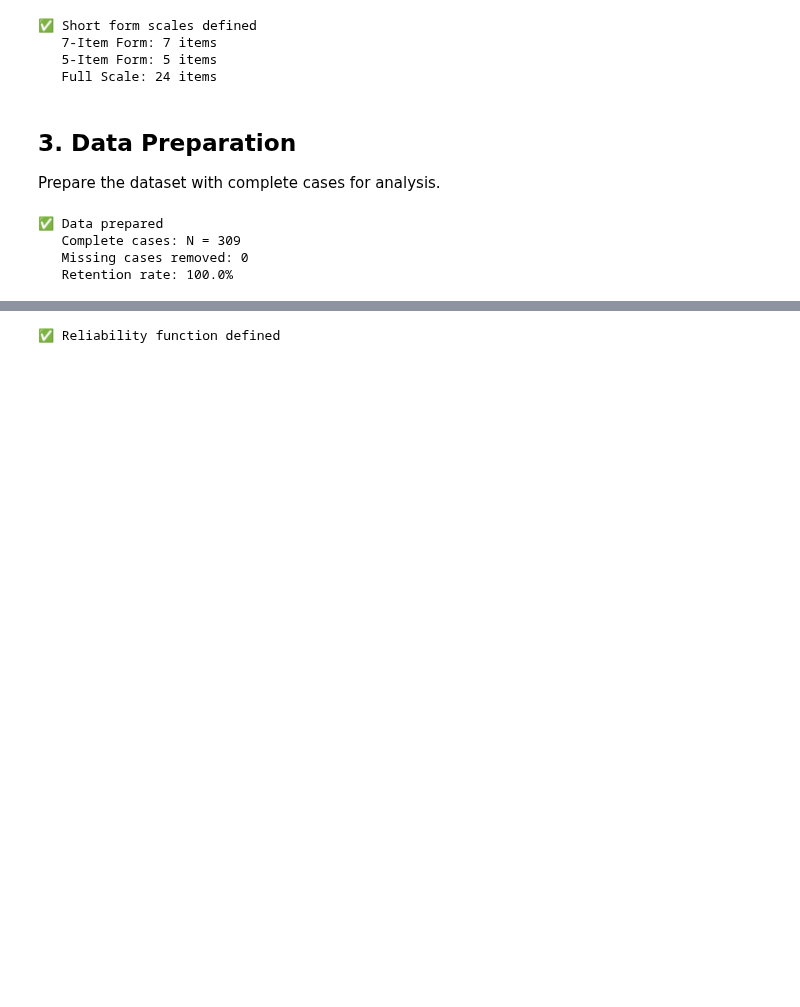
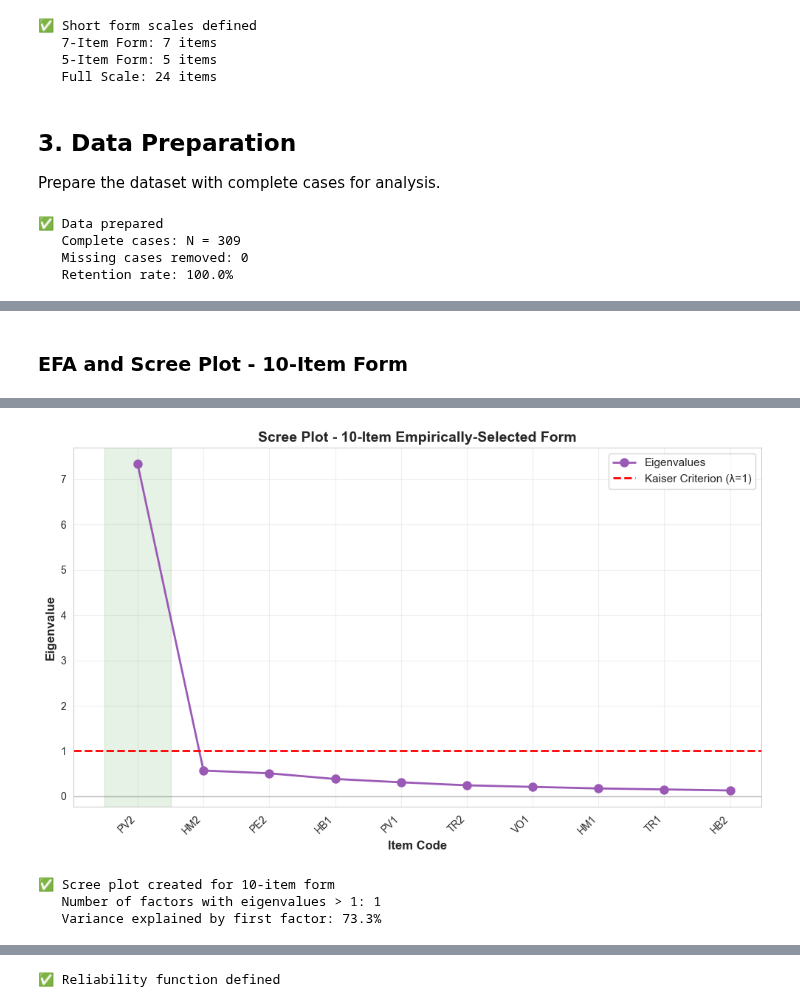
Before and after one commit to fabioc-aloha/AIRS_Data_Analysis, a Jupyter notebook: notebooks/AIRS_Short_Form_Validation.ipynb, the cells around one changed output, grey strips where cells are left out. Saved outputs shown, nothing was run; the diff lists cells and outputs as text; code cells hidden in the pictures; blank space fills up the shorter version.

```diff
--- a/notebooks/AIRS_Short_Form_Validation.ipynb
+++ b/notebooks/AIRS_Short_Form_Validation.ipynb
@@ -130,0 +705,76 @@ max         5.000    5.000    5.000     5.000
+# %% [markdown]
+### EFA and Scree Plot - 10-Item Form
+# %%
+# Perform EFA on 10-item form
+short_10_data = df_complete[short_form_10_items].copy()
+
+# Check factorability
+chi_square_value_10, p_value_10 = calculate_bartlett_sphericity(short_10_data)
+kmo_all_10, kmo_model_10 = calculate_kmo(short_10_data)
+
+print("=" * 80)
+print("FACTORABILITY TESTS - 10-ITEM EMPIRICALLY-SELECTED FORM")
+print("=" * 80)
+print(f"\nBartlett's Test of Sphericity:")
+print(f"  χ² = {chi_square_value_10:.2f}, p < .001")
+print(f"  → Items are sufficiently correlated for factor analysis")
+print(f"\nKaiser-Meyer-Olkin (KMO) Measure:")
+print(f"  KMO = {kmo_model_10:.3f}")
+if kmo_model_10 >= 0.90:
+    print(f"  → Marvelous sampling adequacy")
+elif kmo_model_10 >= 0.80:
+    print(f"  → Meritorious sampling adequacy")
+elif kmo_model_10 >= 0.70:
+    print(f"  → Middling sampling adequacy")
+elif kmo_model_10 >= 0.60:
+    print(f"  → Mediocre sampling adequacy")
+else:
+    print(f"  → Unacceptable sampling adequacy")
+
+# Perform factor analysis to get eigenvalues
+fa_10 = FactorAnalyzer(n_factors=len(short_form_10_items), rotation=None)
+fa_10.fit(short_10_data)
+
+# Get eigenvalues
+ev_10, v_10 = fa_10.get_eigenvalues()
+
+print(f"\nEigenvalues (10-Item Empirically-Selected Form):")
+for i, eigenvalue in enumerate(ev_10, 1):
+    print(f"  Factor {i}: {eigenvalue:.3f}")
+print(f"\n  Note: Items selected based on highest Factor 1 loadings from full scale")
+print("\n" + "=" * 80)
+
+# Create scree plot for 10-item form
+fig, ax = plt.subplots(figsize=(10, 6))
+
+# Plot eigenvalues
+ax.plot(range(1, len(ev_10) + 1), ev_10, 'o-', color='#9b59b6', linewidth=2, markersize=8, label='Eigenvalues')
+
+# Add Kaiser criterion line (eigenvalue = 1)
+ax.axhline(y=1, color='r', linestyle='--', linewidth=2, label='Kaiser Criterion (λ=1)')
+
+# Add parallel analysis line (if applicable)
+ax.axhline(y=0, color='gray', linestyle='-', linewidth=1, alpha=0.5)
+
+# Styling
+ax.set_xlabel('Item Code', fontsize=12, fontweight='bold')
+ax.set_ylabel('Eigenvalue', fontsize=12, fontweight='bold')
+ax.set_title('Scree Plot - 10-Item Empirically-Selected Form', fontsize=14, fontweight='bold')
+ax.grid(True, alpha=0.3)
+ax.legend(fontsize=11)
+ax.set_xticks(range(1, len(ev_10) + 1))
+ax.set_xticklabels(short_form_10_items, rotation=45, ha='right')
+
+# Highlight factors with eigenvalues > 1
+factors_above_1_10 = sum(ev_10 > 1)
+if factors_above_1_10 > 0:
+    ax.axvspan(0.5, factors_above_1_10 + 0.5, alpha=0.1, color='green')
+
+plt.tight_layout()
+plt.savefig('../results/plots/scree_plot_10_item.png', dpi=300, bbox_inches='tight')
+plt.show()
+
+print(f"✅ Scree plot created for 10-item form")
+print(f"   Number of factors with eigenvalues > 1: {factors_above_1_10}")
+print(f"   Variance explained by first factor: {(ev_10[0] / len(ev_10)) * 100:.1f}%")
+# %% [output]
@@ -130,0 +798,4 @@ max         5.000    5.000    5.000     5.000
+[figure, added]
+✅ Scree plot created for 10-item form
+   Number of factors with eigenvalues > 1: 1
+   Variance explained by first factor: 73.3%
```
Also changed, not shown: parts of 51 cells of this notebook, 8 other files.
